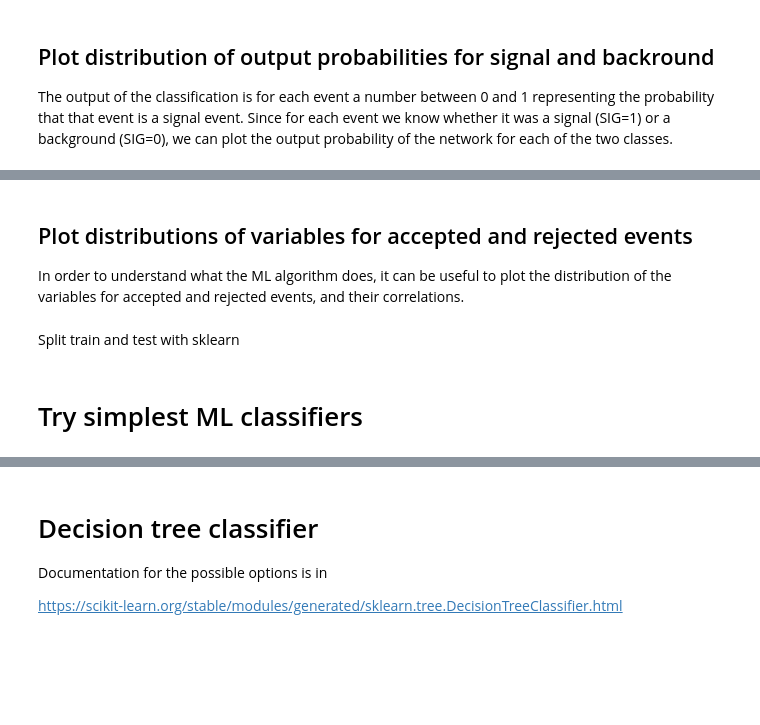
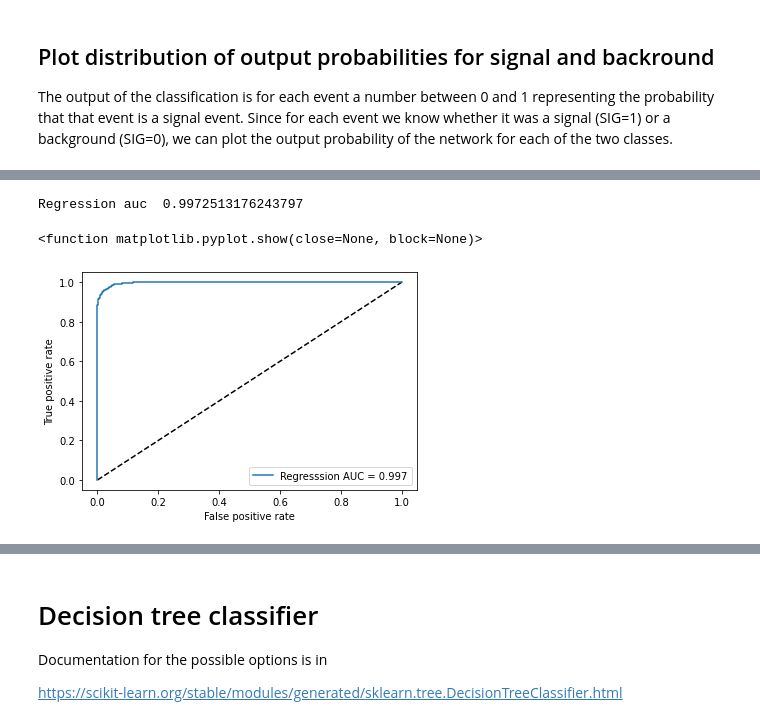
Before and after one commit to polesell/lectures, a Jupyter notebook: lectures_pv_magistrale/Lecture_3/4_test_regr.ipynb, the cells around one changed output, grey strips where cells are left out. Saved outputs shown, nothing was run; the diff lists cells and outputs as text; code cells hidden in the pictures; blank space fills up the shorter version.

```diff
--- a/lectures_pv_magistrale/Lecture_3/4_test_regr.ipynb
+++ b/lectures_pv_magistrale/Lecture_3/4_test_regr.ipynb
@@ -143,22 +181,18 @@ A measure of how near the ideal our ROC curve is is the 'area under the curve' (
 # %%
 from sklearn.metrics import roc_curve
 from sklearn.metrics import auc
 from sklearn.metrics import roc_auc_score
 
-def plot_roc_base(y_test, Ypredt, labroc):
-  fpr_keras, tpr_keras, thresholds_keras = roc_curve(y_test, Ypredt)
-  auc_keras = auc(fpr_keras, tpr_keras)
-  print(labroc," auc ",auc_keras)
-  plt.plot(fpr_keras, tpr_keras, label=labroc+' AUC = {:.3f}'.format(auc_keras))
-
-def plot_roc_single(y_test, Ypredt, labroc):
-   plt.plot([0.001, 1], [0, 1], 'k--')
-   plot_roc_base(y_test, Ypredt, labroc)
-   plt.xlabel('False positive rate')
-   plt.ylabel('True positive rate')
-   plt.legend(loc='best')
-   plt.show
+plt.plot([0.001, 1], [0, 1], 'k--')
+fpr_keras, tpr_keras, thresholds_keras = roc_curve(y_test, Ypredr)
+auc_keras = auc(fpr_keras, tpr_keras)
+print("Regression auc ",auc_keras)
+plt.plot(fpr_keras, tpr_keras, label='Regresssion AUC = {:.3f}'.format(auc_keras))
+plt.xlabel('False positive rate')
+plt.ylabel('True positive rate')
+plt.legend(loc='best')
+plt.show
+# %% [output]
+Regression auc  0.9972513176243797
+<function matplotlib.pyplot.show(close=None, block=None)>
+[figure, added]
-# %% [markdown]
-## Plot distributions of variables for accepted and rejected events
-
-In order to understand what the ML algorithm  does, it can be useful to plot the distribution of the variables for accepted and rejected events, and their correlations.
@@ -176,2 +198,0 @@ def plot_varsel(df, sel1, sel2, var, blow, bhigh, nbin):
-# %% [markdown]
-Split train and test with sklearn
@@ -188,2 +198,0 @@ X_train, X_test, y_train, y_test = train_test_split(X, y,
-# %% [markdown]
-# Try simplest  ML classifiers
```
Also changed, not shown: parts of 49 cells of this notebook.
